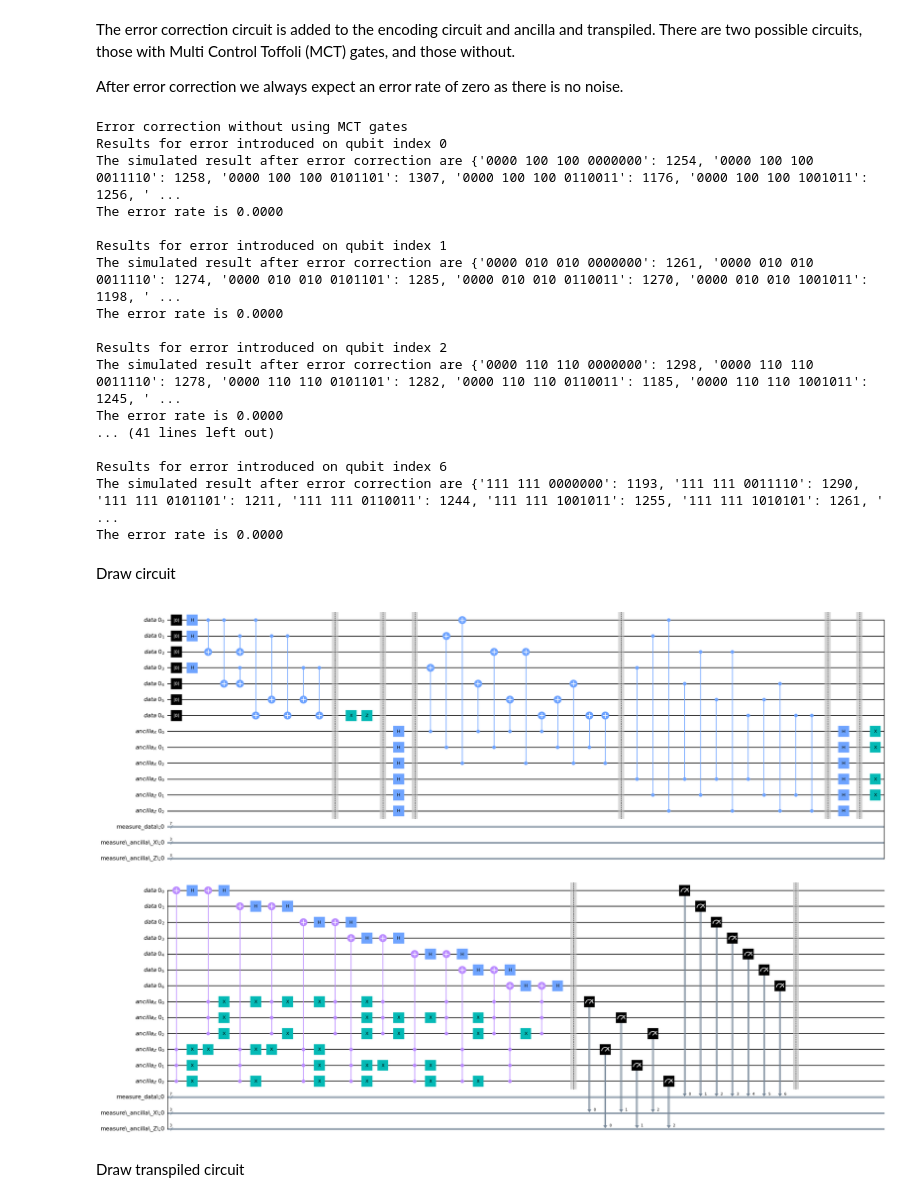
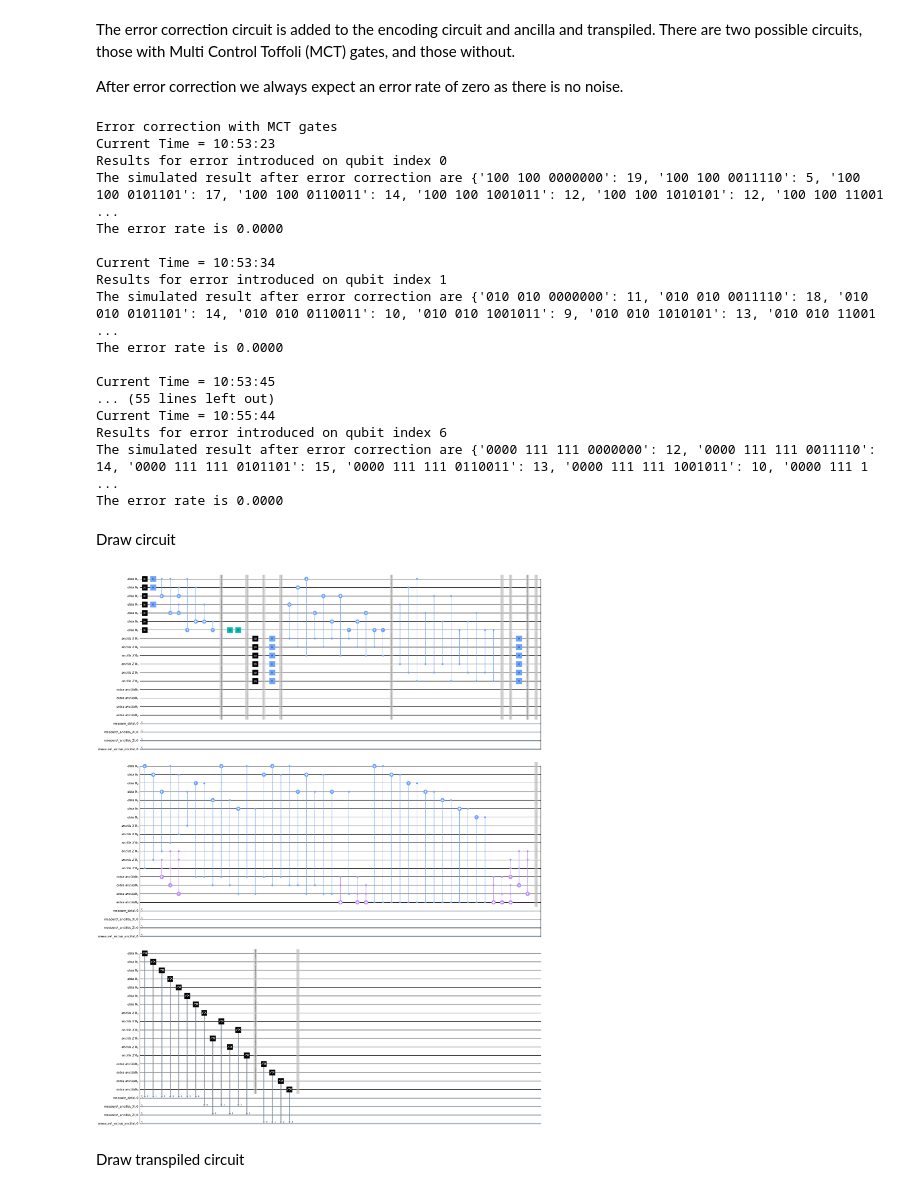
Before and after one commit to goldsmdn/SteaneCode, a Jupyter notebook: Steane_Code_correction_no_noise.ipynb, the cells around one changed output. Cells and saved outputs as stored; diff of their text form; code cells hidden in the pictures.

Commit message:
#34 Change worksheet for changes to measure fn.

```diff
--- a/Steane_Code_correction_no_noise.ipynb
+++ b/Steane_Code_correction_no_noise.ipynb
@@ -48,7 +50,7 @@ FAIL_Z = True   #Enduce a Pauli Z failure in one bit
 
 ERROR_REDUCTION = 1
 NOISE = False                                             #Test with noise
-SHOTS = 10000                                             #Number of shots to run
+SHOTS = 100                                               #Number of shots to run
 MEASURE_NOISE = 0.0046 * ERROR_REDUCTION                  #Measurement noise not relevant
 SINGLE_GATE_DEPOLARISING = 0.000366 * ERROR_REDUCTION     #Single gate noise
 TWO_GATE_DEPOLARISING = 0.0204 * ERROR_REDUCTION          #Two gate noise
@@ -63,2 +61,7 @@ parity_check_matrix = [[0,0,0,1,1,1,1],
+# %%
+parity_check_matrix = ['0001111',
+                       '0110011',
+                       '1010101'
+                      ]
 # %% [markdown]
 The allowed codewords for the zero logical from Nielsen and Chuang is stored in a list.  Note, the order of qubits in the list is reversed compared to the normal output of Qiskit.
@@ -74,3 +68,13 @@ codewords = [[0,0,0,0,0,0,0],
+# %%
+codewords = ['0000000',
+             '1010101',
+             '0110011',
+             '1100110',
+             '0001111',
+             '1011010',
+             '0111100',
+             '1101001'
+            ]
 # %% [markdown]
 Error correction
 -----------------------
@@ -79,7 +83,7 @@ The error correction circuit is added to the encoding circuit and ancilla and tr
 
 After error correction we always expect an error rate of zero as there is no noise.
 # %%
-for mct in [False, True]:
+for mct in [True, False]:
     if mct:
         print('Error correction with MCT gates')
     else:
@@ -108,7 +112,8 @@ for mct in [False, True]:
         if NOISE:
             noise_model = get_noise(MEASURE_NOISE, SINGLE_GATE_DEPOLARISING, TWO_GATE_DEPOLARISING,
                                    SINGLE_GATE_SET, TWO_GATE_SET)
-        qubit.logical_measure()
+        qubit.logical_measure_data()
+        qubit.logical_measure_ancilla()
         qubit.barrier()
         qt = transpile(qubit, basis_gates = BASIS_GATE_SET)
         if NOISE:
@@ -116,6 +121,7 @@ for mct in [False, True]:
         else:
             result = execute(qt, SIMULATOR, shots = SHOTS).result()
         counts = result.get_counts(qt)
+        print_time()
         print(f'Results for error introduced on qubit index {index}')
         print ('The simulated result after error correction are', counts)
         if mct:
@@ -126,29 +132,29 @@ for mct in [False, True]:
         print(f'The error rate is {error_rate:.4f}')
         print()
 # %% [output]
-Error correction without using MCT gates
+Error correction with MCT gates
+Current Time = 10:53:23
 Results for error introduced on qubit index 0
-The simulated result after error correction are {'0000 100 100 0000000': 1254, '0000 100 100 0011110': 1258, '0000 100 100 0101101': 1307, '0000 100 100 0110011': 1176, '0000 100 100 1001011': 1256, ' ...
+The simulated result after error correction are {'100 100 0000000': 19, '100 100 0011110': 5, '100 100 0101101': 17, '100 100 0110011': 14, '100 100 1001011': 12, '100 100 1010101': 12, '100 100 11001 ...
 The error rate is 0.0000
 
+Current Time = 10:53:34
 Results for error introduced on qubit index 1
-The simulated result after error correction are {'0000 010 010 0000000': 1261, '0000 010 010 0011110': 1274, '0000 010 010 0101101': 1285, '0000 010 010 0110011': 1270, '0000 010 010 1001011': 1198, ' ...
+The simulated result after error correction are {'010 010 0000000': 11, '010 010 0011110': 18, '010 010 0101101': 14, '010 010 0110011': 10, '010 010 1001011': 9, '010 010 1010101': 13, '010 010 11001 ...
 The error rate is 0.0000
 
-Results for error introduced on qubit index 2
-The simulated result after error correction are {'0000 110 110 0000000': 1298, '0000 110 110 0011110': 1278, '0000 110 110 0101101': 1282, '0000 110 110 0110011': 1185, '0000 110 110 1001011': 1245, ' ...
+Current Time = 10:53:45
+... (55 lines left out)
+Current Time = 10:55:44
+Results for error introduced on qubit index 6
+The simulated result after error correction are {'0000 111 111 0000000': 12, '0000 111 111 0011110': 14, '0000 111 111 0101101': 15, '0000 111 111 0110011': 13, '0000 111 111 1001011': 10, '0000 111 1 ...
 The error rate is 0.0000
-... (41 lines left out)
-
-Results for error introduced on qubit index 6
-The simulated result after error correction are {'111 111 0000000': 1193, '111 111 0011110': 1290, '111 111 0101101': 1211, '111 111 0110011': 1244, '111 111 1001011': 1255, '111 111 1010101': 1261, ' ...
-The error rate is 0.0000
 # %% [markdown]
 Draw circuit
 # %%
-qubit.draw(output = 'mpl', filename = 'Steane_code_error_correction_circuit.jpg', fold = 45)
+qubit.draw(output = 'mpl', filename = 'Steane_code_error_correction_circuit.jpg', fold = 47)
 # %% [output]
-[figure, old version]
+[figure, new version]
 # %% [markdown]
 Draw transpiled circuit
 # %%
```
Also changed, not shown: parts of 4 cells of this notebook.
